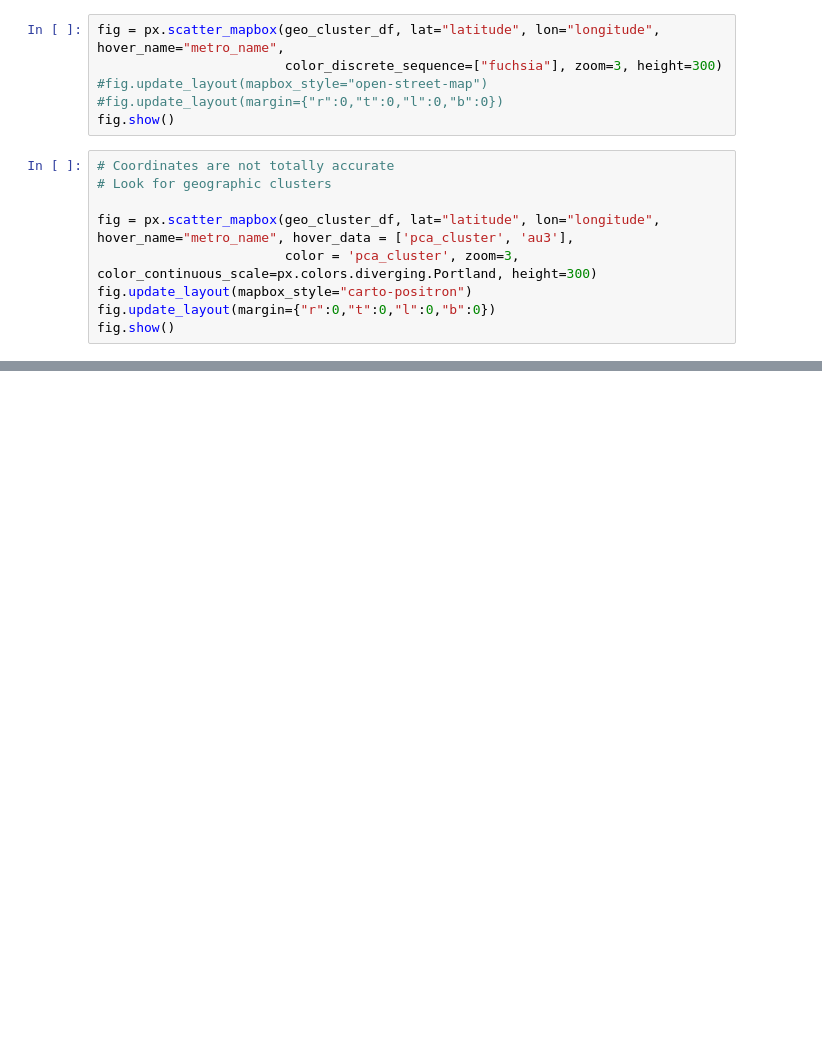
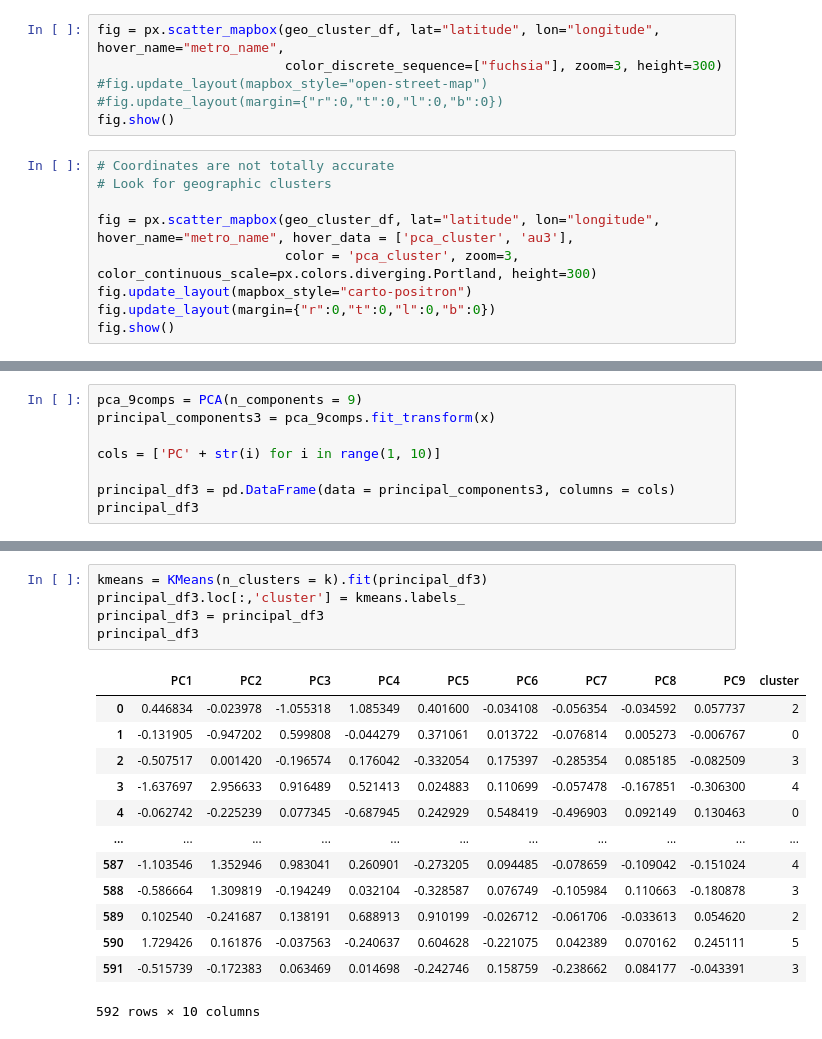
Before and after one commit to agupta01/ds3-zillow, a Jupyter notebook: geographic_eda/pca_clustering_geo.ipynb, the cells around one changed output, grey strips where cells are left out. Cells and saved outputs as stored; diff of their text form; blank space fills up the shorter version.

Commit message:
evaluate au3 in geo clustering

```diff
--- a/geographic_eda/pca_clustering_geo.ipynb
+++ b/geographic_eda/pca_clustering_geo.ipynb
@@ -162,0 +196,8 @@ fig.show()
+# %%
+pca_9comps = PCA(n_components = 9)
+principal_components3 = pca_9comps.fit_transform(x)
+
+cols = ['PC' + str(i) for i in range(1, 10)]
+
+principal_df3 = pd.DataFrame(data = principal_components3, columns = cols)
+principal_df3
@@ -162,0 +218,19 @@ fig.show()
+# %%
+kmeans = KMeans(n_clusters = k).fit(principal_df3)
+principal_df3.loc[:,'cluster'] = kmeans.labels_
+principal_df3 = principal_df3
+principal_df3
+# %% [output]
+|  | PC1 | PC2 | PC3 | PC4 | PC5 | PC6 | PC7 | PC8 | PC9 | cluster |
+| 0 | 0.446834 | -0.023978 | -1.055318 | 1.085349 | 0.401600 | -0.034108 | -0.056354 | -0.034592 | 0.057737 | 2 |
+| 1 | -0.131905 | -0.947202 | 0.599808 | -0.044279 | 0.371061 | 0.013722 | -0.076814 | 0.005273 | -0.006767 | 0 |
+| 2 | -0.507517 | 0.001420 | -0.196574 | 0.176042 | -0.332054 | 0.175397 | -0.285354 | 0.085185 | -0.082509 | 3 |
+| 3 | -1.637697 | 2.956633 | 0.916489 | 0.521413 | 0.024883 | 0.110699 | -0.057478 | -0.167851 | -0.306300 | 4 |
+| 4 | -0.062742 | -0.225239 | 0.077345 | -0.687945 | 0.242929 | 0.548419 | -0.496903 | 0.092149 | 0.130463 | 0 |
+| ... | ... | ... | ... | ... | ... | ... | ... | ... | ... | ... |
+| 587 | -1.103546 | 1.352946 | 0.983041 | 0.260901 | -0.273205 | 0.094485 | -0.078659 | -0.109042 | -0.151024 | 4 |
+| 588 | -0.586664 | 1.309819 | -0.194249 | 0.032104 | -0.328587 | 0.076749 | -0.105984 | 0.110663 | -0.180878 | 3 |
+| 589 | 0.102540 | -0.241687 | 0.138191 | 0.688913 | 0.910199 | -0.026712 | -0.061706 | -0.033613 | 0.054620 | 2 |
+| 590 | 1.729426 | 0.161876 | -0.037563 | -0.240637 | 0.604628 | -0.221075 | 0.042389 | 0.070162 | 0.245111 | 5 |
+| 591 | -0.515739 | -0.172383 | 0.063469 | 0.014698 | -0.242746 | 0.158759 | -0.238662 | 0.084177 | -0.043391 | 3 |
+592 rows × 10 columns
```
Also changed, not shown: parts of 11 cells of this notebook.
